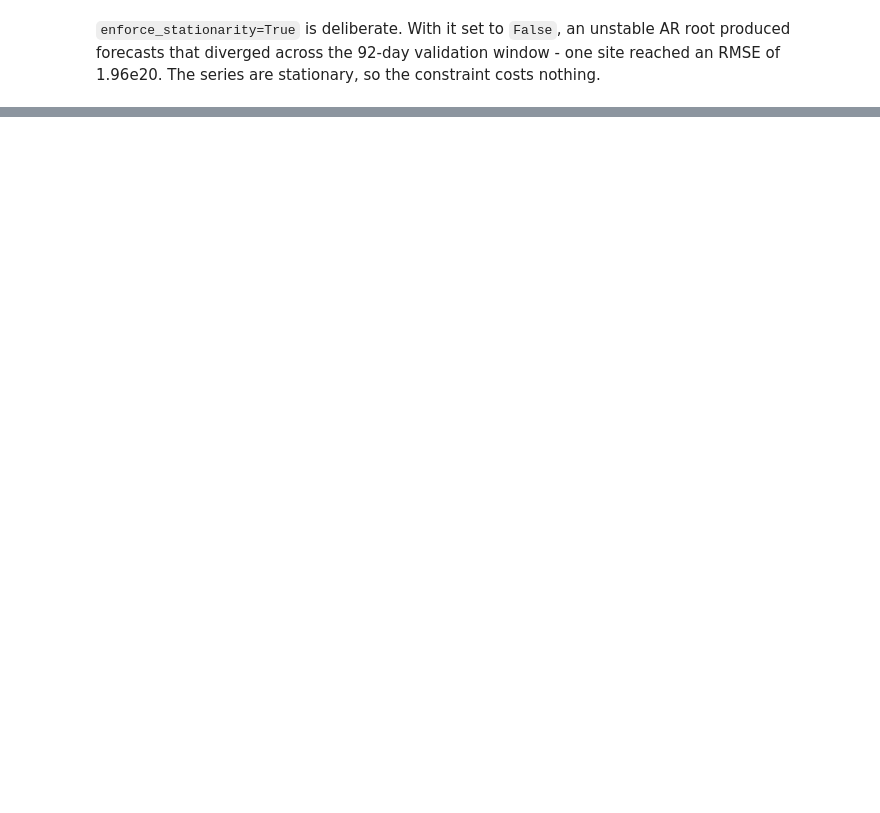
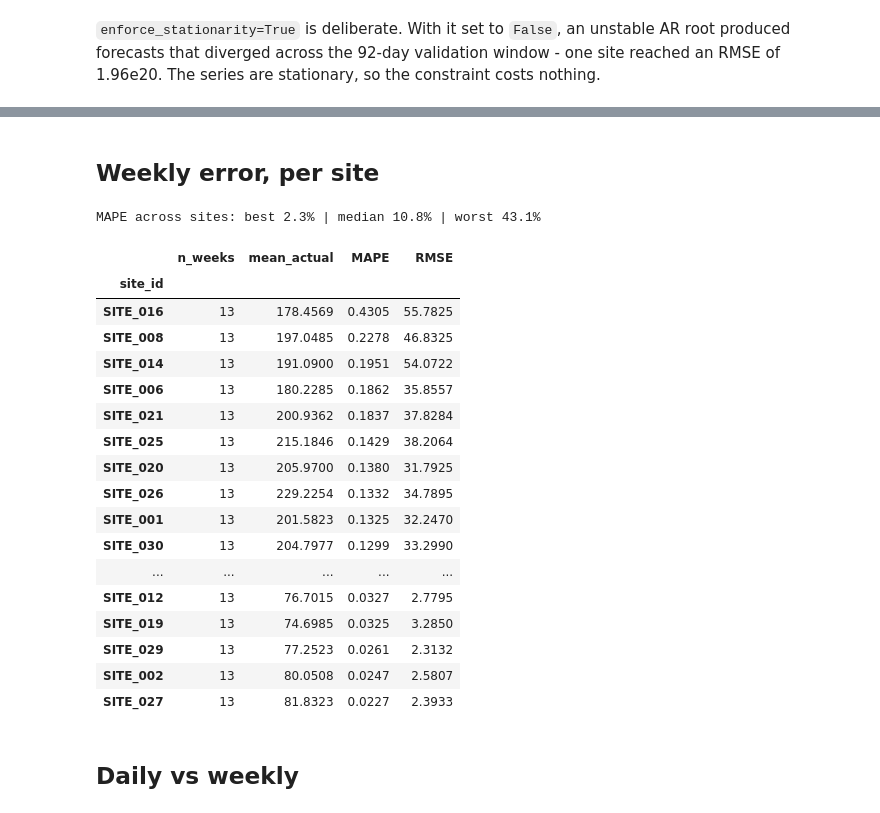
Before and after one commit to Olamideoo/MIG_Cement_Demand_Forecasting, a Jupyter notebook: NOTEBOOKS/04_Model_Development.ipynb, the cells around one changed output, grey strips where cells are left out. Saved outputs shown, nothing was run; the diff lists cells and outputs as text; code cells hidden in the pictures; blank space fills up the shorter version.

```diff
--- a/NOTEBOOKS/04_Model_Development.ipynb
+++ b/NOTEBOOKS/04_Model_Development.ipynb
@@ -365,0 +477,9 @@ pd.DataFrame({
+# %%
+dw = weekly["date"]
+train_w = weekly[dw <= TRAIN_END]
+val_w = weekly[(dw > TRAIN_END) & (dw <= VAL_END)]
+test_w = weekly[dw > VAL_END]
+
+for name, part in [("train", train_w), ("val", val_w), ("test", test_w)]:
+    print(f"{name:6s} {len(part):5,} rows  {part.date.min().date()} -> {part.date.max().date()}"
+          f"  ({part.groupby('site_id').size().mean():.0f} weeks per site)")
@@ -365,0 +519,7 @@ pd.DataFrame({
+# %%
+y_train_w = train_w[train_w.site_id == SITE].set_index("date").asfreq("W")[TARGET]
+x_train_w = train_w[train_w.site_id == SITE].set_index("date").asfreq("W")[EXOG]
+y_test_w = val_w[val_w.site_id == SITE].set_index("date").asfreq("W")[TARGET]
+x_test_w = val_w[val_w.site_id == SITE].set_index("date").asfreq("W")[EXOG]
+
+print(f"{SITE}: train {len(y_train_w)} weeks, val {len(y_test_w)} weeks")
@@ -365,0 +662,35 @@ pd.DataFrame({
+# %% [markdown]
+## Weekly error, per site
+# %%
+per_site_w = pd.DataFrame({
+    "n_weeks": fc_w.groupby("site_id").size(),
+    "mean_actual": fc_w.groupby("site_id").actual.mean(),
+    "MAPE": fc_w.groupby("site_id").pct_err.mean(),
+    "RMSE": fc_w.groupby("site_id").sq_err.mean() ** 0.5,
+}).sort_values("MAPE", ascending=False)
+
+print(f"MAPE across sites: best {per_site_w.MAPE.min():.1%} | "
+      f"median {per_site_w.MAPE.median():.1%} | worst {per_site_w.MAPE.max():.1%}")
+per_site_w.round(4)
+# %% [output]
+MAPE across sites: best 2.3% | median 10.8% | worst 43.1%
+|  | n_weeks | mean_actual | MAPE | RMSE |
+| site_id |  |  |  |  |
+| SITE_016 | 13 | 178.4569 | 0.4305 | 55.7825 |
+| SITE_008 | 13 | 197.0485 | 0.2278 | 46.8325 |
+| SITE_014 | 13 | 191.0900 | 0.1951 | 54.0722 |
+| SITE_006 | 13 | 180.2285 | 0.1862 | 35.8557 |
+| SITE_021 | 13 | 200.9362 | 0.1837 | 37.8284 |
+| SITE_025 | 13 | 215.1846 | 0.1429 | 38.2064 |
+| SITE_020 | 13 | 205.9700 | 0.1380 | 31.7925 |
+| SITE_026 | 13 | 229.2254 | 0.1332 | 34.7895 |
+| SITE_001 | 13 | 201.5823 | 0.1325 | 32.2470 |
+| SITE_030 | 13 | 204.7977 | 0.1299 | 33.2990 |
+| ... | ... | ... | ... | ... |
+| SITE_012 | 13 | 76.7015 | 0.0327 | 2.7795 |
+| SITE_019 | 13 | 74.6985 | 0.0325 | 3.2850 |
+| SITE_029 | 13 | 77.2523 | 0.0261 | 2.3132 |
+| SITE_002 | 13 | 80.0508 | 0.0247 | 2.5807 |
+| SITE_027 | 13 | 81.8323 | 0.0227 | 2.3933 |
+# %% [markdown]
+## Daily vs weekly
```
Also changed, not shown: parts of 45 cells of this notebook.
